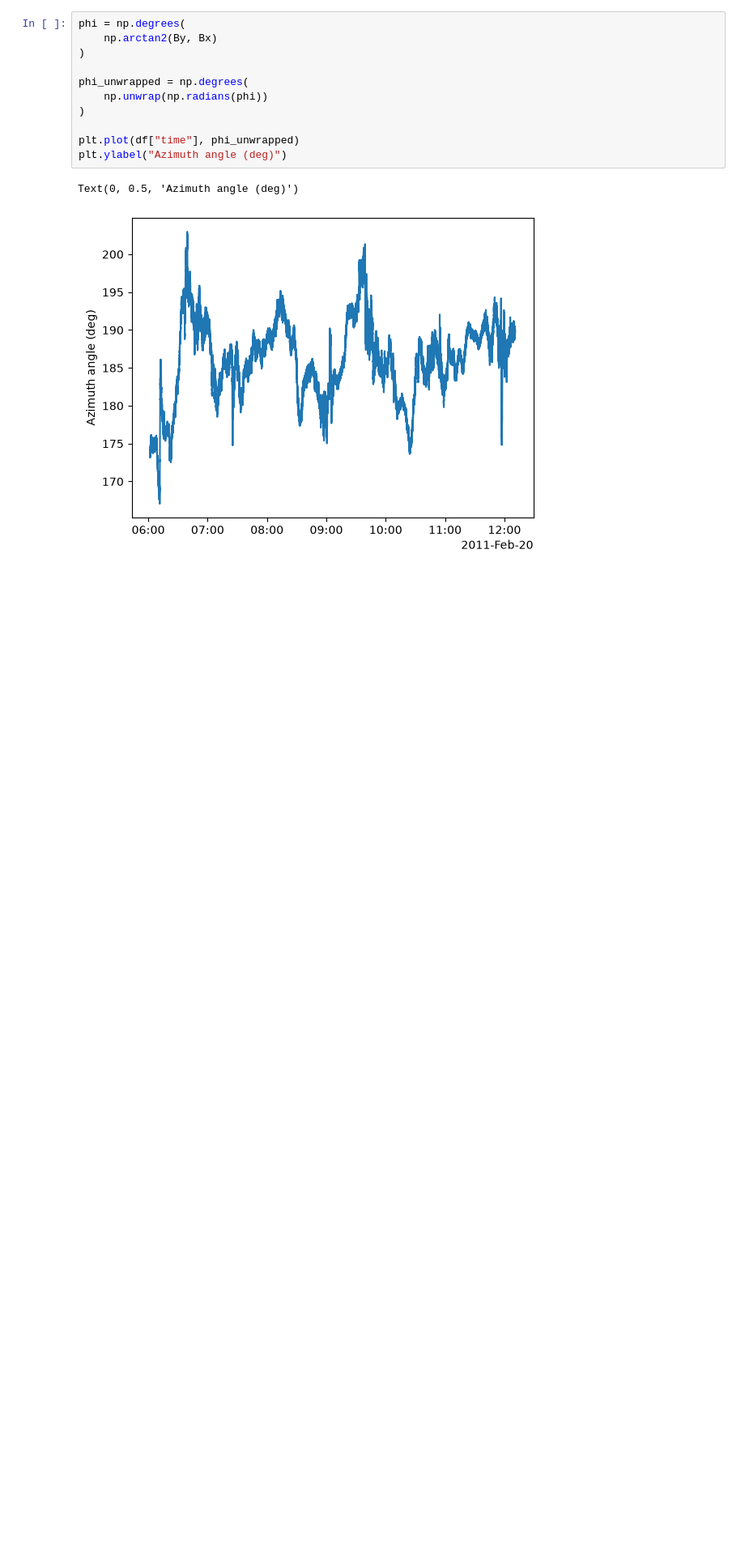
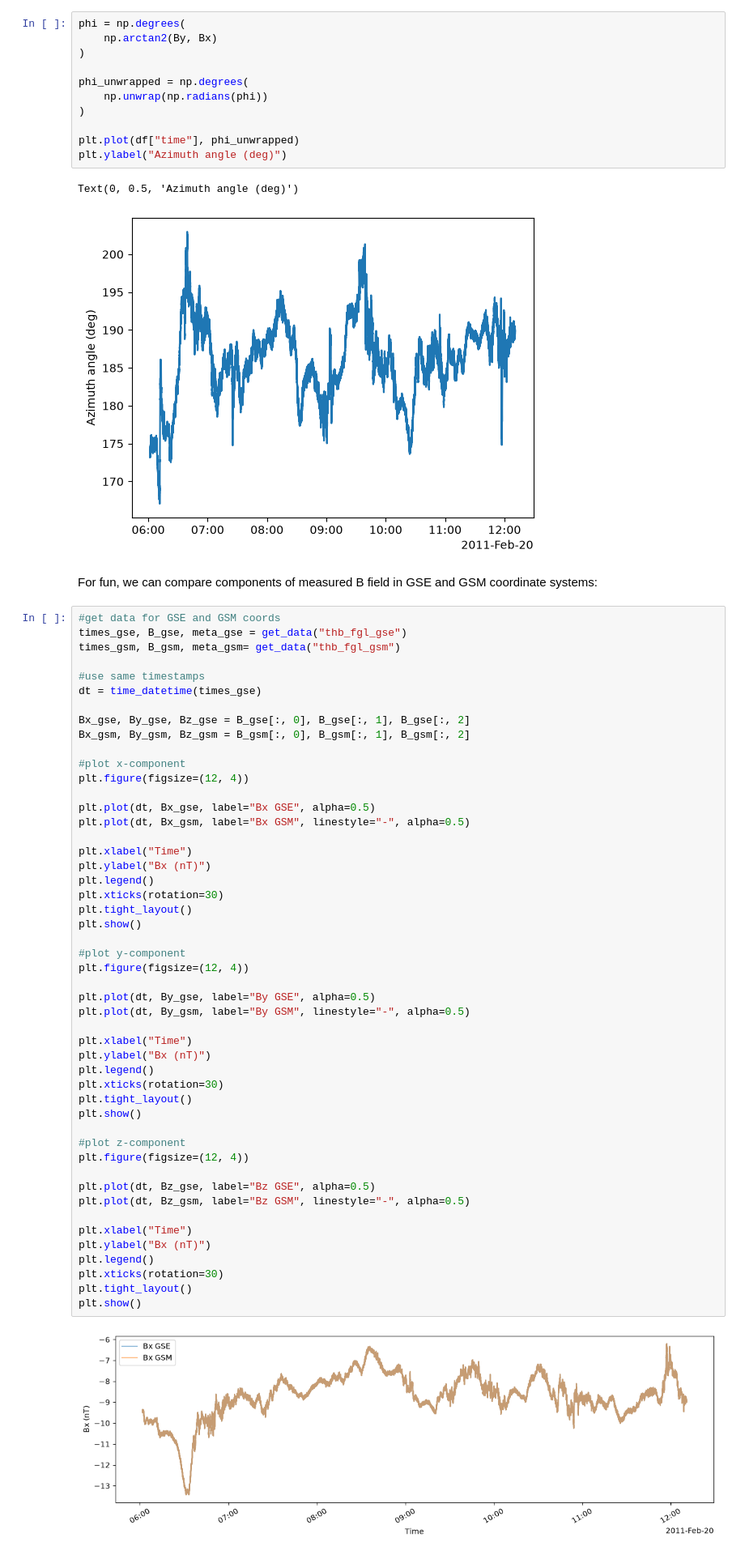
Before and after one commit to yulunwu000/artemis-lunar-plasma, a Jupyter notebook: notebooks/00_pyspedas_test.ipynb, the cells around one changed output. Shown at 81% size. Saved outputs shown, nothing was run; the diff lists cells and outputs as text; blank space fills up the shorter version.

Commit message:
compared magnetic field components in different coords and began looking at ephemeris data.

```diff
--- a/notebooks/00_pyspedas_test.ipynb
+++ b/notebooks/00_pyspedas_test.ipynb
@@ -278,3 +278,56 @@ plt.ylabel("Azimuth angle (deg)")
 # %% [output]
 Text(0, 0.5, 'Azimuth angle (deg)')
 [figure]
+# %% [markdown]
+For fun, we can compare components of measured B field in GSE and GSM coordinate systems:
+# %%
+#get data for GSE and GSM coords
+times_gse, B_gse, meta_gse = get_data("thb_fgl_gse")
+times_gsm, B_gsm, meta_gsm= get_data("thb_fgl_gsm")
+
+#use same timestamps
+dt = time_datetime(times_gse)
+
+Bx_gse, By_gse, Bz_gse = B_gse[:, 0], B_gse[:, 1], B_gse[:, 2]
+Bx_gsm, By_gsm, Bz_gsm = B_gsm[:, 0], B_gsm[:, 1], B_gsm[:, 2]
+
+#plot x-component
+plt.figure(figsize=(12, 4))
+
+plt.plot(dt, Bx_gse, label="Bx GSE", alpha=0.5)
+plt.plot(dt, Bx_gsm, label="Bx GSM", linestyle="-", alpha=0.5)
+
+plt.xlabel("Time")
+plt.ylabel("Bx (nT)")
+plt.legend()
+plt.xticks(rotation=30)
+plt.tight_layout()
+plt.show()
+
+#plot y-component
+plt.figure(figsize=(12, 4))
+
+plt.plot(dt, By_gse, label="By GSE", alpha=0.5)
+plt.plot(dt, By_gsm, label="By GSM", linestyle="-", alpha=0.5)
+
+plt.xlabel("Time")
+plt.ylabel("Bx (nT)")
+plt.legend()
+plt.xticks(rotation=30)
+plt.tight_layout()
+plt.show()
+
+#plot z-component
+plt.figure(figsize=(12, 4))
+
+plt.plot(dt, Bz_gse, label="Bz GSE", alpha=0.5)
+plt.plot(dt, Bz_gsm, label="Bz GSM", linestyle="-", alpha=0.5)
+
+plt.xlabel("Time")
+plt.ylabel("Bx (nT)")
+plt.legend()
+plt.xticks(rotation=30)
+plt.tight_layout()
+plt.show()
+# %% [output]
+[figure, added]
```
Also changed, not shown: parts of 16 cells of this notebook.
